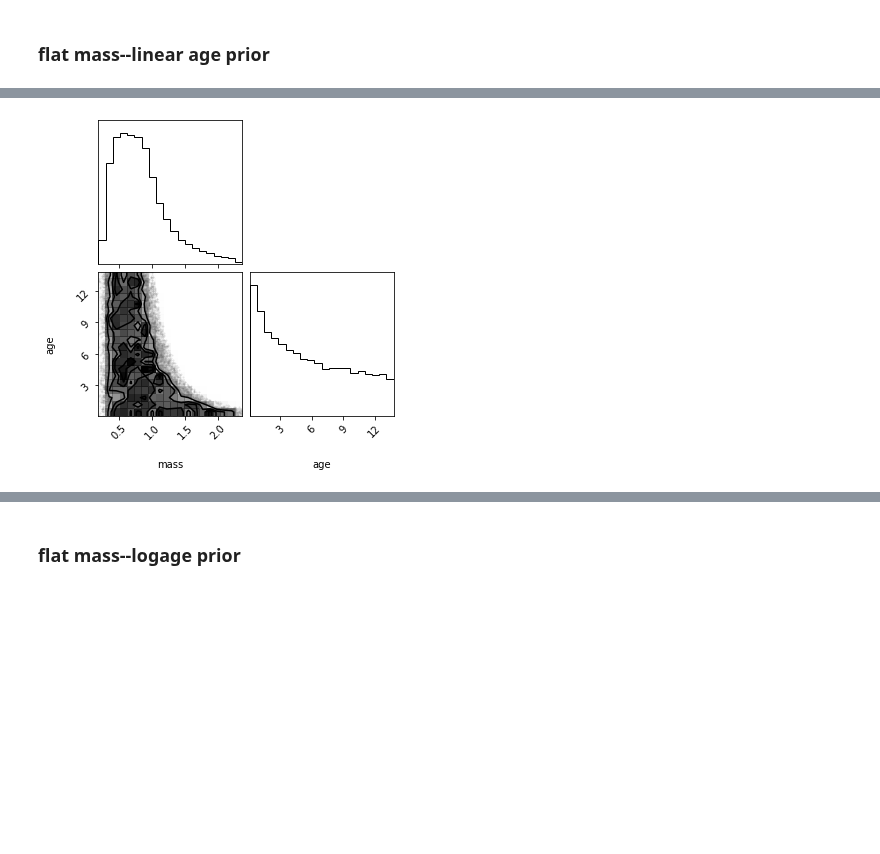
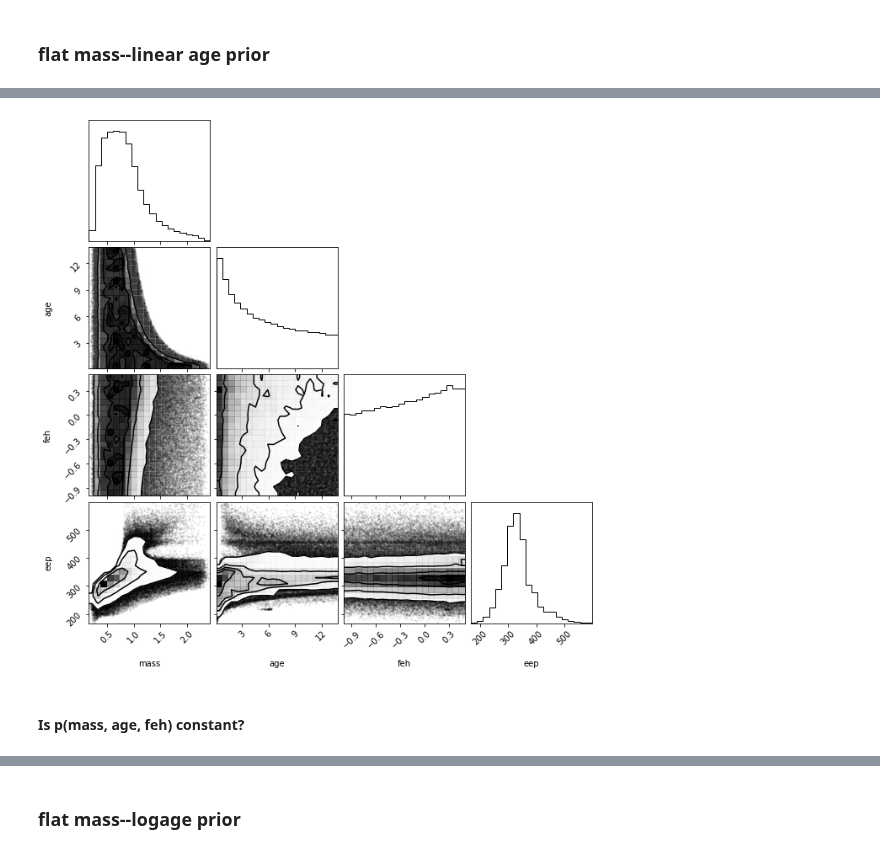
Before and after one commit to kemasuda/jaxstar, a Jupyter notebook: demos/check_priors.ipynb, the cells around one changed output, grey strips where cells are left out. Saved outputs shown, nothing was run; the diff lists cells and outputs as text; code cells hidden in the pictures; blank space fills up the shorter version.

```diff
--- a/demos/check_priors.ipynb
+++ b/demos/check_priors.ipynb
@@ -40,6 +40,8 @@ Number of divergences: 66
 # %%
 samples = mf.samples
 # %%
-fig = corner.corner(np.array([samples['mass'], samples['age']]).T, labels=['mass', 'age'])
+fig = corner.corner(np.array([samples['mass'], samples['age'], samples['feh'], samples['eep']]).T, labels=['mass', 'age', 'feh', 'eep'])
 # %% [output]
-[figure, old version]
+[figure, new version]
+# %% [markdown]
+#### Is p(mass, age, feh) constant?
```
Also changed, not shown: parts of 10 cells of this notebook.
